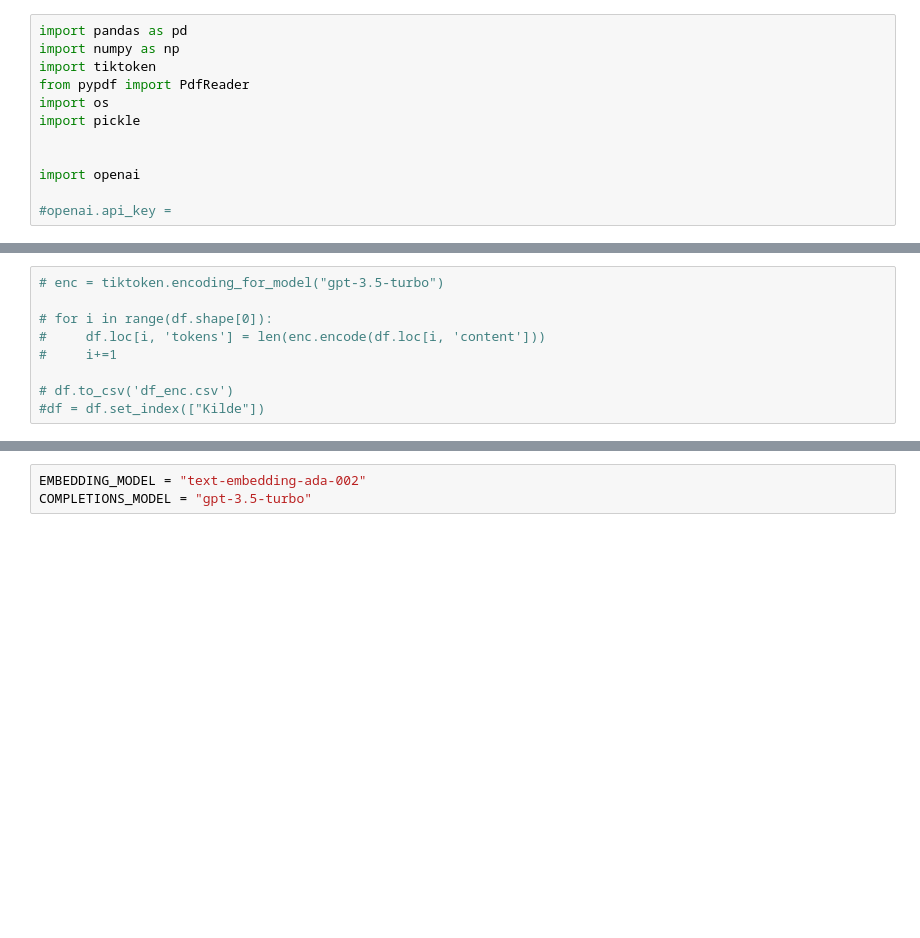
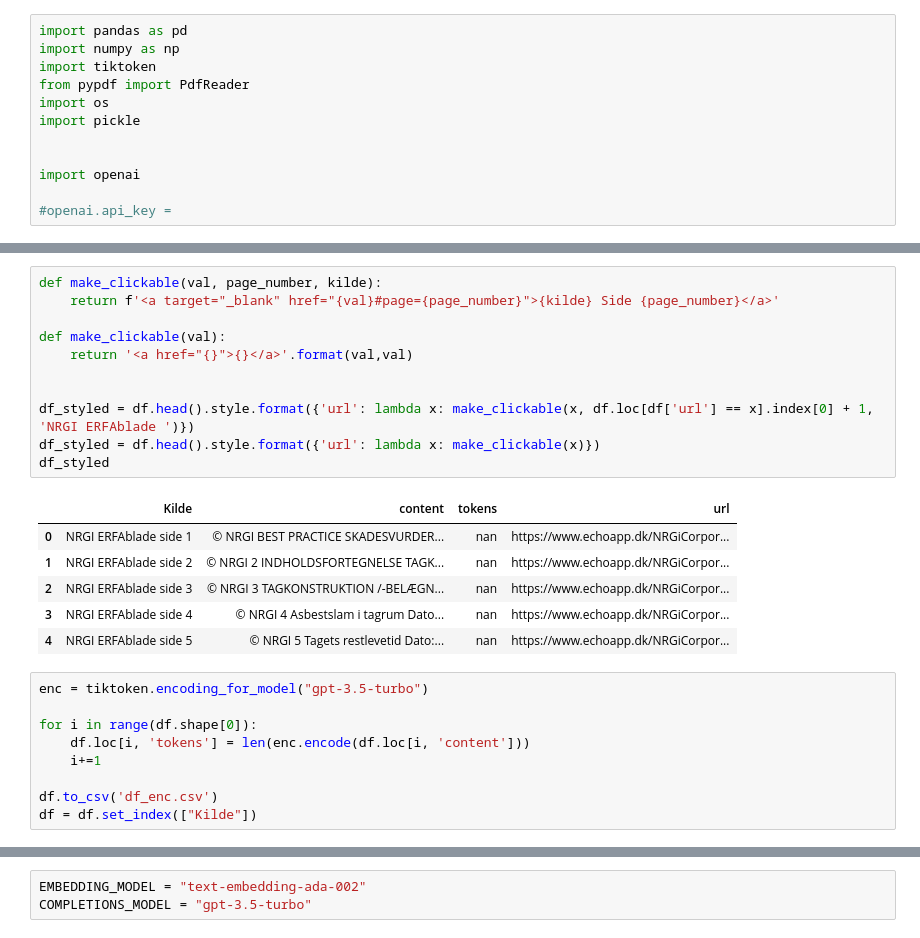
Before and after one commit to Mikkel-schmidt/ERFA, a Jupyter notebook: ERFA.ipynb, the cells around one changed output, grey strips where cells are left out. Cells and saved outputs as stored; diff of their text form; blank space fills up the shorter version.

```diff
--- a/ERFA.ipynb
+++ b/ERFA.ipynb
@@ -75,9 +130,27 @@ Note: you may need to restart the kernel to use updated packages.
+# %%
+def make_clickable(val, page_number, kilde):
+    return f'<a target="_blank" href="{val}#page={page_number}">{kilde} Side {page_number}</a>'
+
+def make_clickable(val):
+    return '<a href="{}">{}</a>'.format(val,val)
+
+
+df_styled = df.head().style.format({'url': lambda x: make_clickable(x, df.loc[df['url'] == x].index[0] + 1, 'NRGI ERFAblade ')})
+df_styled = df.head().style.format({'url': lambda x: make_clickable(x)})
+df_styled
+# %% [output]
+|  | Kilde | content | tokens | url |
+| 0 | NRGI ERFAblade side 1 | © NRGI BEST PRACTICE SKADESVURDER... | nan | https://www.echoapp.dk/NRGiCorpor... |
+| 1 | NRGI ERFAblade side 2 | © NRGI 2 INDHOLDSFORTEGNELSE TAGK... | nan | https://www.echoapp.dk/NRGiCorpor... |
+| 2 | NRGI ERFAblade side 3 | © NRGI 3 TAGKONSTRUKTION /-BELÆGN... | nan | https://www.echoapp.dk/NRGiCorpor... |
+| 3 | NRGI ERFAblade side 4 | © NRGI 4 Asbestslam i tagrum Dato... | nan | https://www.echoapp.dk/NRGiCorpor... |
+| 4 | NRGI ERFAblade side 5 | © NRGI 5 Tagets restlevetid Dato:... | nan | https://www.echoapp.dk/NRGiCorpor... |
 # %%
-# enc = tiktoken.encoding_for_model("gpt-3.5-turbo")
+enc = tiktoken.encoding_for_model("gpt-3.5-turbo")
 
-# for i in range(df.shape[0]):
-#     df.loc[i, 'tokens'] = len(enc.encode(df.loc[i, 'content']))
-#     i+=1
+for i in range(df.shape[0]):
+    df.loc[i, 'tokens'] = len(enc.encode(df.loc[i, 'content']))
+    i+=1
 
-# df.to_csv('df_enc.csv')
-#df = df.set_index(["Kilde"])
+df.to_csv('df_enc.csv')
+df = df.set_index(["Kilde"])
```
Also changed, not shown: parts of 11 cells of this notebook, 2 other files.
